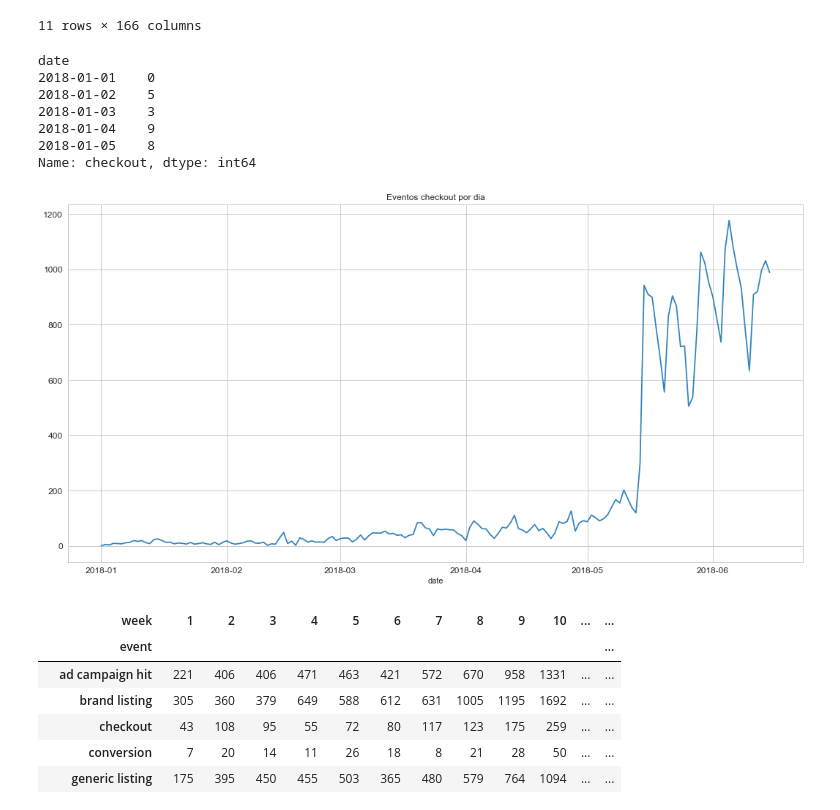
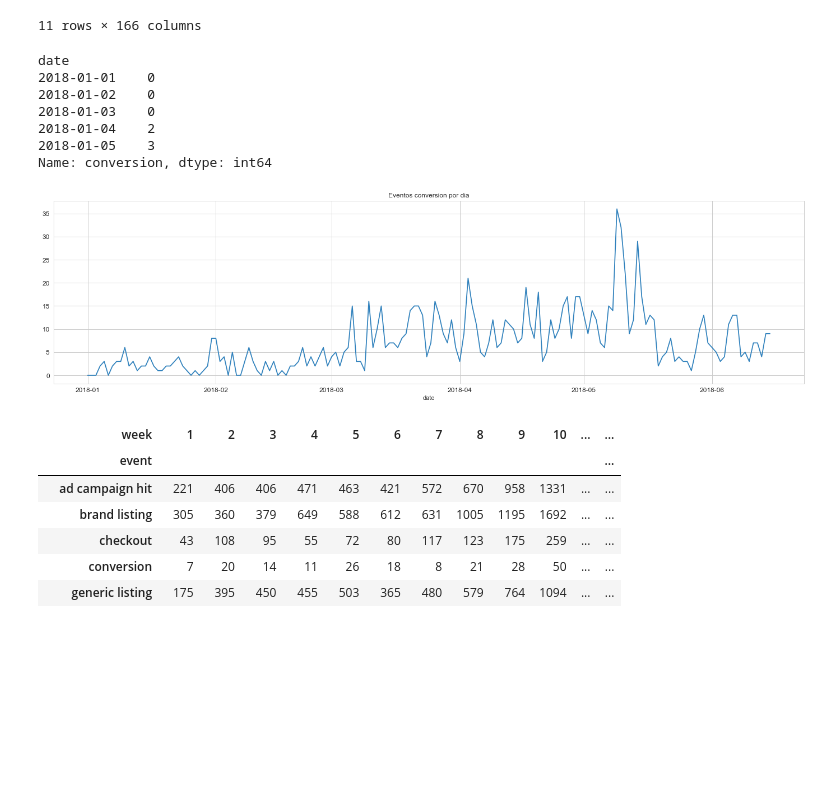
Before and after one commit to jowisaidman/tp1_analisis_exploratorio, a Jupyter notebook: Notebooks/Mateo/date.ipynb, the cells around one changed output. Saved outputs shown, nothing was run; the diff lists cells and outputs as text; code cells hidden in the pictures; blank space fills up the shorter version.

```diff
--- a/Notebooks/Mateo/date.ipynb
+++ b/Notebooks/Mateo/date.ipynb
@@ -229,23 +242,23 @@ per_event_and_date
 | visited site | 7 | 20 | 30 | 35 | 49 | 28 | 38 | 50 | ... |
 11 rows × 166 columns
 # %%
-checkout_por_dia = per_event_and_date.loc['checkout',:]
-checkout_por_dia.describe()
-checkout_por_dia.head()
+conversion_por_dia = per_event_and_date.loc['conversion',:]
+conversion_por_dia.describe()
+conversion_por_dia.head()
 # %% [output]
 date
 2018-01-01    0
-2018-01-02    5
-2018-01-03    3
-2018-01-04    9
-2018-01-05    8
-Name: checkout, dtype: int64
+2018-01-02    0
+2018-01-03    0
+2018-01-04    2
+2018-01-05    3
+Name: conversion, dtype: int64
 # %%
-graph = checkout_por_dia.plot(figsize=(18,9),fontsize=12,colormap='tab20c')
-plt.title('Eventos checkout por dia')
+graph = conversion_por_dia.plot(figsize=(24,6),fontsize=12,colormap='tab20c')
+plt.title('Eventos conversion por dia')
 plt.show()
 # %% [output]
-[figure, old version]
+[figure, new version]
 # %%
 #por semana
 events['week'] = events.index.weekofyear
```
Also changed, not shown: parts of 13 cells of this notebook, 1 other file.
